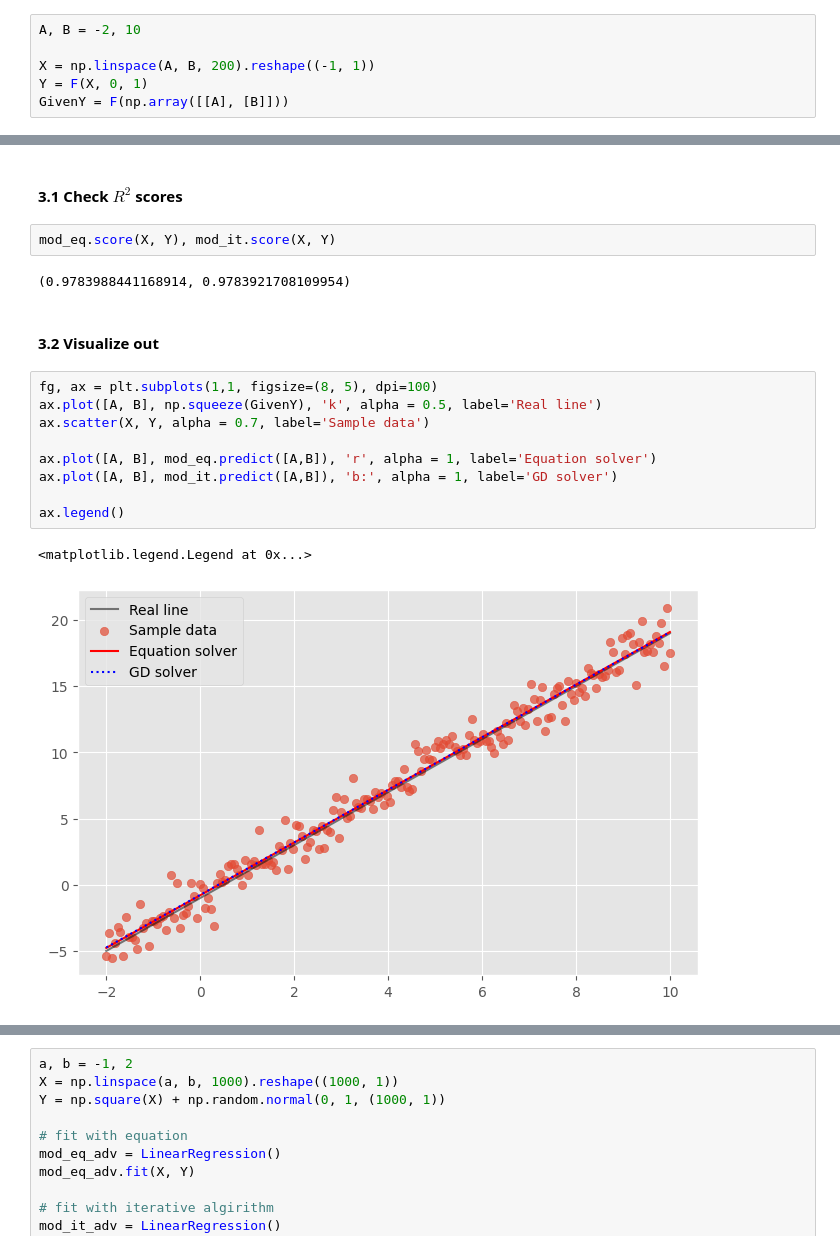
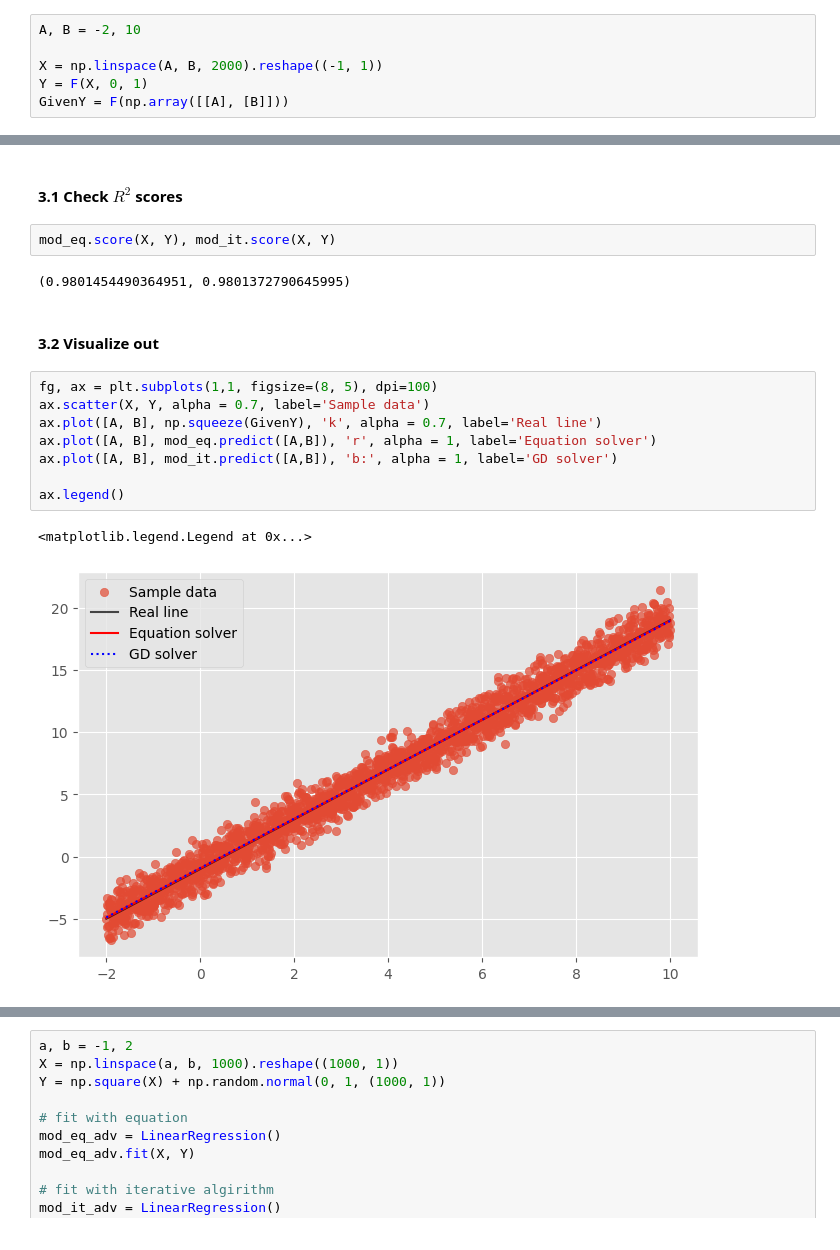
Before and after one commit to asmalx/ML-models, a Jupyter notebook: ML-models-from-scratch/LinearRegression/run.ipynb, the cells around one changed output, grey strips where cells are left out. Saved outputs shown, nothing was run; the diff lists cells and outputs as text.

```diff
--- a/ML-models-from-scratch/LinearRegression/run.ipynb
+++ b/ML-models-from-scratch/LinearRegression/run.ipynb
@@ -23,7 +23,7 @@ def F(x, MU = 0., SIGMA = 0.):
 # %%
 A, B = -2, 10
 
-X = np.linspace(A, B, 200).reshape((-1, 1))
+X = np.linspace(A, B, 2000).reshape((-1, 1))
 Y = F(X, 0, 1)
 GivenY = F(np.array([[A], [B]]))
 # %%
@@ -59,18 +59,17 @@ mod_it.fit(X, Y,
 # %%
 mod_eq.score(X, Y), mod_it.score(X, Y)
 # %% [output]
-(0.9783988441168914, 0.9783921708109954)
+(0.9801454490364951, 0.9801372790645995)
 # %% [markdown]
 #### 3.2 Visualize out
 # %%
 fg, ax = plt.subplots(1,1, figsize=(8, 5), dpi=100)
-ax.plot([A, B], np.squeeze(GivenY), 'k', alpha = 0.5, label='Real line')
 ax.scatter(X, Y, alpha = 0.7, label='Sample data')
-
+ax.plot([A, B], np.squeeze(GivenY), 'k', alpha = 0.7, label='Real line')
 ax.plot([A, B], mod_eq.predict([A,B]), 'r', alpha = 1, label='Equation solver')
 ax.plot([A, B], mod_it.predict([A,B]), 'b:', alpha = 1, label='GD solver')
 
 ax.legend()
 # %% [output]
 <matplotlib.legend.Legend at 0x...>
-[figure, old version]
+[figure, new version]
```
Also changed, not shown: parts of 5 cells of this notebook, 4 other files.
